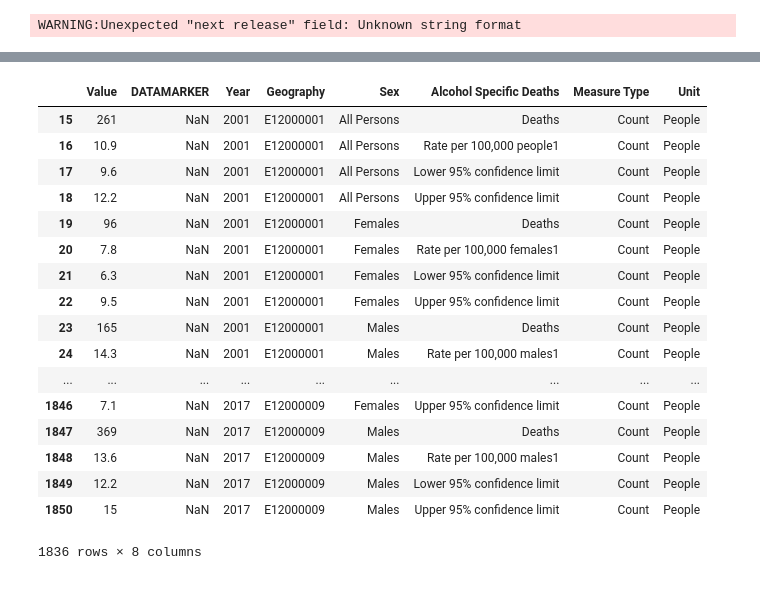
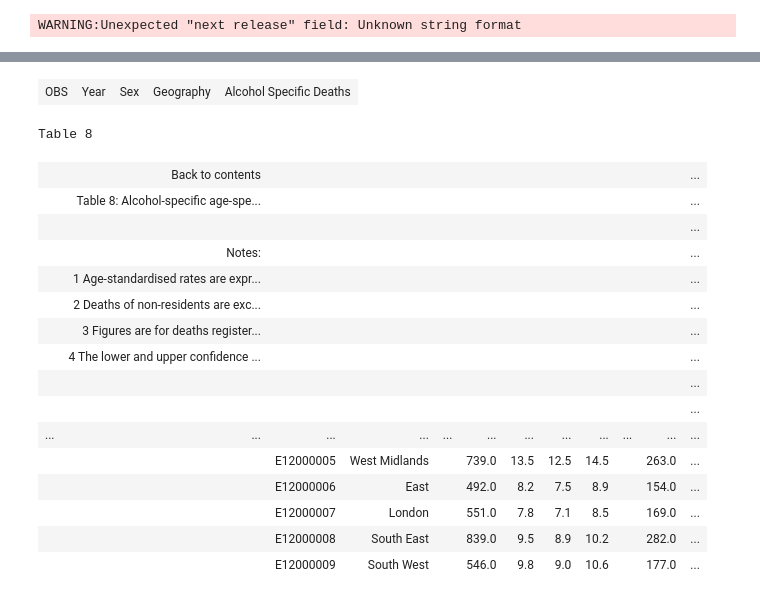
Before and after one commit to GSS-Cogs/ONS-Alcohol-specific-deaths-in-the-UK, a Jupyter notebook: Tab8.ipynb, the cells around one changed output, grey strips where cells are left out. Cells and saved outputs as stored; diff of their text form; code cells hidden in the pictures.

```diff
--- a/Tab8.ipynb
+++ b/Tab8.ipynb
@@ -115,23 +13,46 @@ dtype: object
-# %%
-new_table
-# %% [output]
-|  | Value | DATAMARKER | Year | Geography | Sex | Alcohol Specific Deaths | Measure Type | Unit |
-| 15 | 261 | NaN | 2001 | E12000001 | All Persons | Deaths | Count | People |
-| 16 | 10.9 | NaN | 2001 | E12000001 | All Persons | Rate per 100,000 people1 | Count | People |
-| 17 | 9.6 | NaN | 2001 | E12000001 | All Persons | Lower 95% confidence limit | Count | People |
-| 18 | 12.2 | NaN | 2001 | E12000001 | All Persons | Upper 95% confidence limit | Count | People |
-| 19 | 96 | NaN | 2001 | E12000001 | Females | Deaths | Count | People |
-| 20 | 7.8 | NaN | 2001 | E12000001 | Females | Rate per 100,000 females1 | Count | People |
-| 21 | 6.3 | NaN | 2001 | E12000001 | Females | Lower 95% confidence limit | Count | People |
-| 22 | 9.5 | NaN | 2001 | E12000001 | Females | Upper 95% confidence limit | Count | People |
-| 23 | 165 | NaN | 2001 | E12000001 | Males | Deaths | Count | People |
-| 24 | 14.3 | NaN | 2001 | E12000001 | Males | Rate per 100,000 males1 | Count | People |
-| ... | ... | ... | ... | ... | ... | ... | ... | ... |
-| 1846 | 7.1 | NaN | 2017 | E12000009 | Females | Upper 95% confidence limit | Count | People |
-| 1847 | 369 | NaN | 2017 | E12000009 | Males | Deaths | Count | People |
-| 1848 | 13.6 | NaN | 2017 | E12000009 | Males | Rate per 100,000 males1 | Count | People |
-| 1849 | 12.2 | NaN | 2017 | E12000009 | Males | Lower 95% confidence limit | Count | People |
-| 1850 | 15 | NaN | 2017 | E12000009 | Males | Upper 95% confidence limit | Count | People |
-1836 rows × 8 columns
+# %%
+cell = tab.filter('Year')
+cell.assert_one()
+Sex = cell.shift(0,-1).expand(RIGHT).is_not_whitespace().is_not_blank()
+year = cell.expand(DOWN).is_not_whitespace().is_not_blank().is_number()
+geography = cell.shift(1,1).expand(DOWN).is_not_whitespace().is_not_blank()
+deaths = cell.shift(3,0).expand(RIGHT).is_not_whitespace().is_not_blank()
+observations = deaths.shift(0,1).expand(DOWN).is_not_whitespace().is_not_blank()
+Dimensions = [
+            HDim(year,'Year',CLOSEST,ABOVE),
+            HDim(Sex,'Sex',CLOSEST,LEFT),
+            HDim(geography,'Geography',DIRECTLY,LEFT),
+            HDim(deaths, 'Alcohol Specific Deaths',DIRECTLY,ABOVE),
+            HDimConst('Measure Type', 'Count'),
+            HDimConst('Unit','deaths')
+            ]
+c1 = ConversionSegment(observations, Dimensions, processTIMEUNIT=True)
+if is_interactive():
+    savepreviewhtml(c1)
+
+new_table = c1.topandas()
+import numpy as np
+new_table.rename(columns={'OBS': 'Value'}, inplace=True)
+new_table['Value'] = new_table['Value'].astype(int)
+new_table['Year'] = new_table['Year'].apply(lambda x: pd.to_numeric(x, downcast='integer'))
+# %% [output]
+| OBS | Year | Sex | Geography | Alcohol Specific Deaths |
+Table 8
+|  | Back to contents |  |  |  |  |  |  |  |  |  | ... |
+|  | Table 8: Alcohol-specific age-spe... |  |  |  |  |  |  |  |  |  | ... |
+|  |  |  |  |  |  |  |  |  |  |  | ... |
+|  | Notes: |  |  |  |  |  |  |  |  |  | ... |
+|  | 1 Age-standardised rates are expr... |  |  |  |  |  |  |  |  |  | ... |
+|  | 2 Deaths of non-residents are exc... |  |  |  |  |  |  |  |  |  | ... |
+|  | 3 Figures are for deaths register... |  |  |  |  |  |  |  |  |  | ... |
+|  | 4 The lower and upper confidence ... |  |  |  |  |  |  |  |  |  | ... |
+|  |  |  |  |  |  |  |  |  |  |  | ... |
+|  |  |  |  |  |  |  |  |  |  |  | ... |
+| ... | ... | ... | ... | ... | ... | ... | ... | ... | ... | ... | ... |
+|  |  | E12000005 | West Midlands |  | 739.0 | 13.5 | 12.5 | 14.5 |  | 263.0 | ... |
+|  |  | E12000006 | East |  | 492.0 | 8.2 | 7.5 | 8.9 |  | 154.0 | ... |
+|  |  | E12000007 | London |  | 551.0 | 7.8 | 7.1 | 8.5 |  | 169.0 | ... |
+|  |  | E12000008 | South East |  | 839.0 | 9.5 | 8.9 | 10.2 |  | 282.0 | ... |
+|  |  | E12000009 | South West |  | 546.0 | 9.8 | 9.0 | 10.6 |  | 177.0 | ... |
 # %%
 nt1 = new_table[new_table['Alcohol Specific Deaths'] == 'Lower 95% confidence limit']
```
Also changed, not shown: parts of 26 cells of this notebook, 8 other files.
